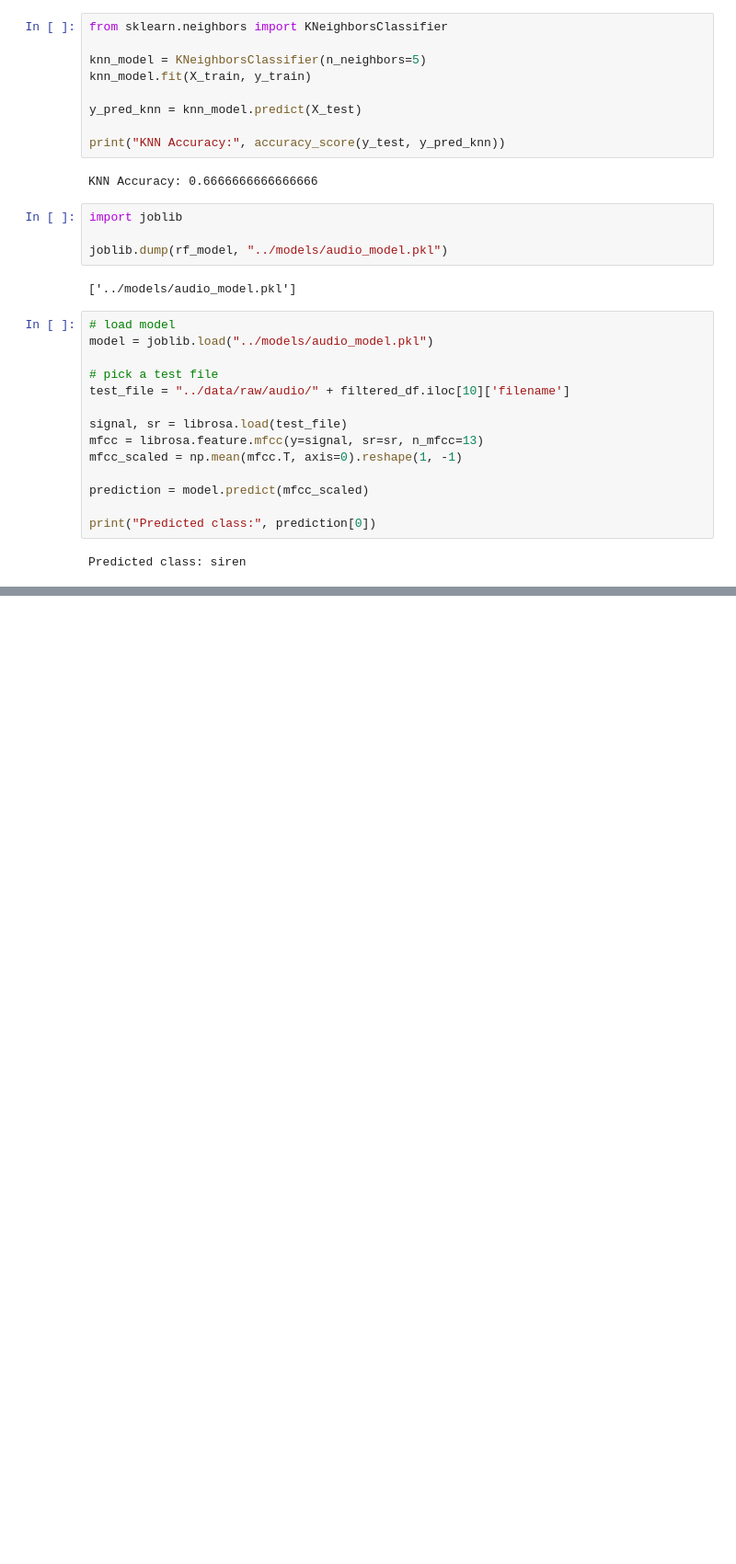
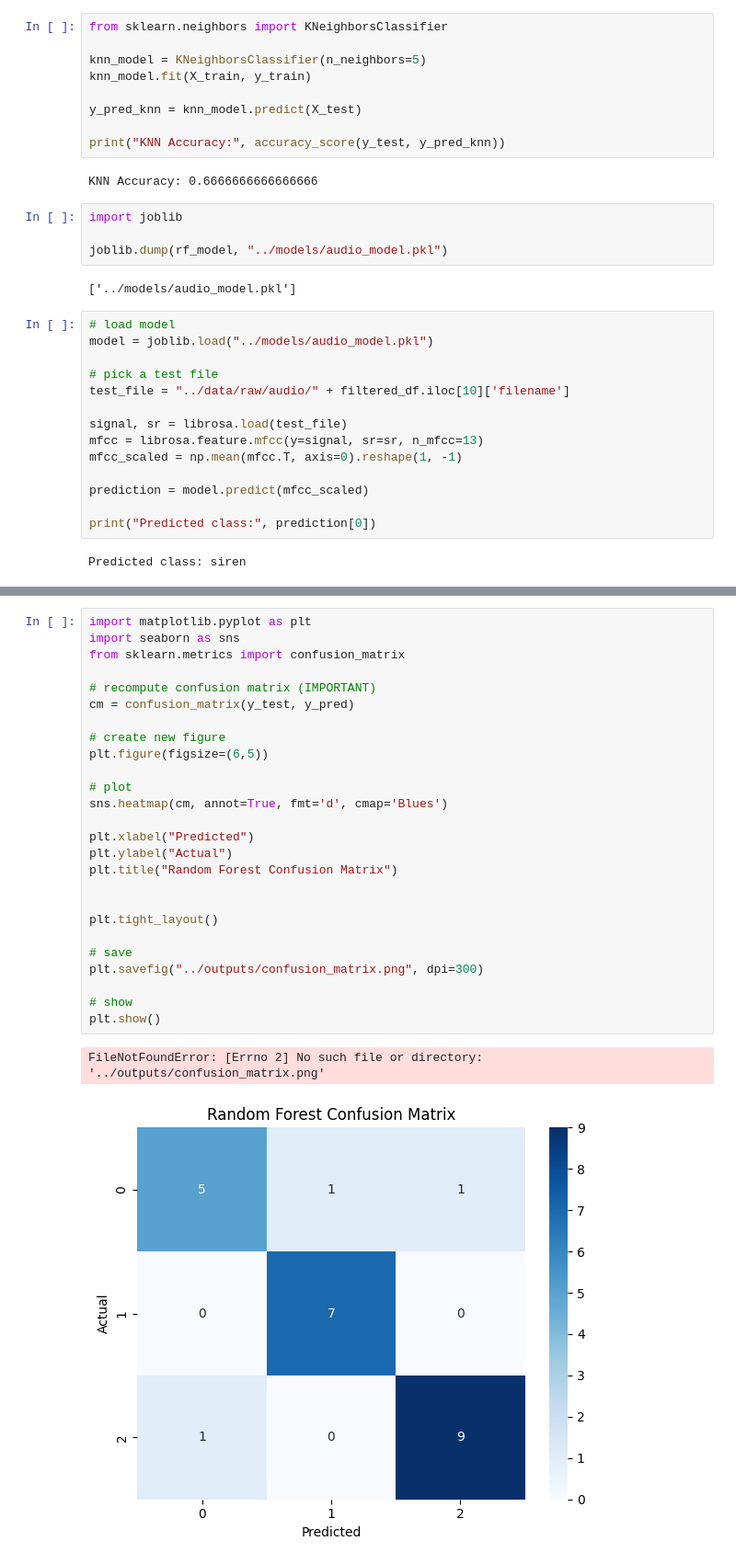
Before and after one commit to Minakshi-kaushik/Audio_ML_Model, a Jupyter notebook: notebooks/experimentation.ipynb, the cells around one changed output, grey strips where cells are left out. Shown at 92% size. Saved outputs shown, nothing was run; the diff lists cells and outputs as text; blank space fills up the shorter version.

```diff
--- a/notebooks/experimentation.ipynb
+++ b/notebooks/experimentation.ipynb
@@ -221,0 +217,29 @@ plt.savefig("../outputs/confusion_matrix.png")
+# %%
+import matplotlib.pyplot as plt
+import seaborn as sns
+from sklearn.metrics import confusion_matrix
+
+# recompute confusion matrix (IMPORTANT)
+cm = confusion_matrix(y_test, y_pred)
+
+# create new figure
+plt.figure(figsize=(6,5))
+
+# plot
+sns.heatmap(cm, annot=True, fmt='d', cmap='Blues')
+
+plt.xlabel("Predicted")
+plt.ylabel("Actual")
+plt.title("Random Forest Confusion Matrix")
+
+
+plt.tight_layout()
+
+# save
+plt.savefig("../outputs/confusion_matrix.png", dpi=300)
+
+# show
+plt.show()
+# %% [output]
+FileNotFoundError: [Errno 2] No such file or directory: '../outputs/confusion_matrix.png'
+[figure, added]
```
Also changed, not shown: parts of 1 cell of this notebook, 1 other file.
